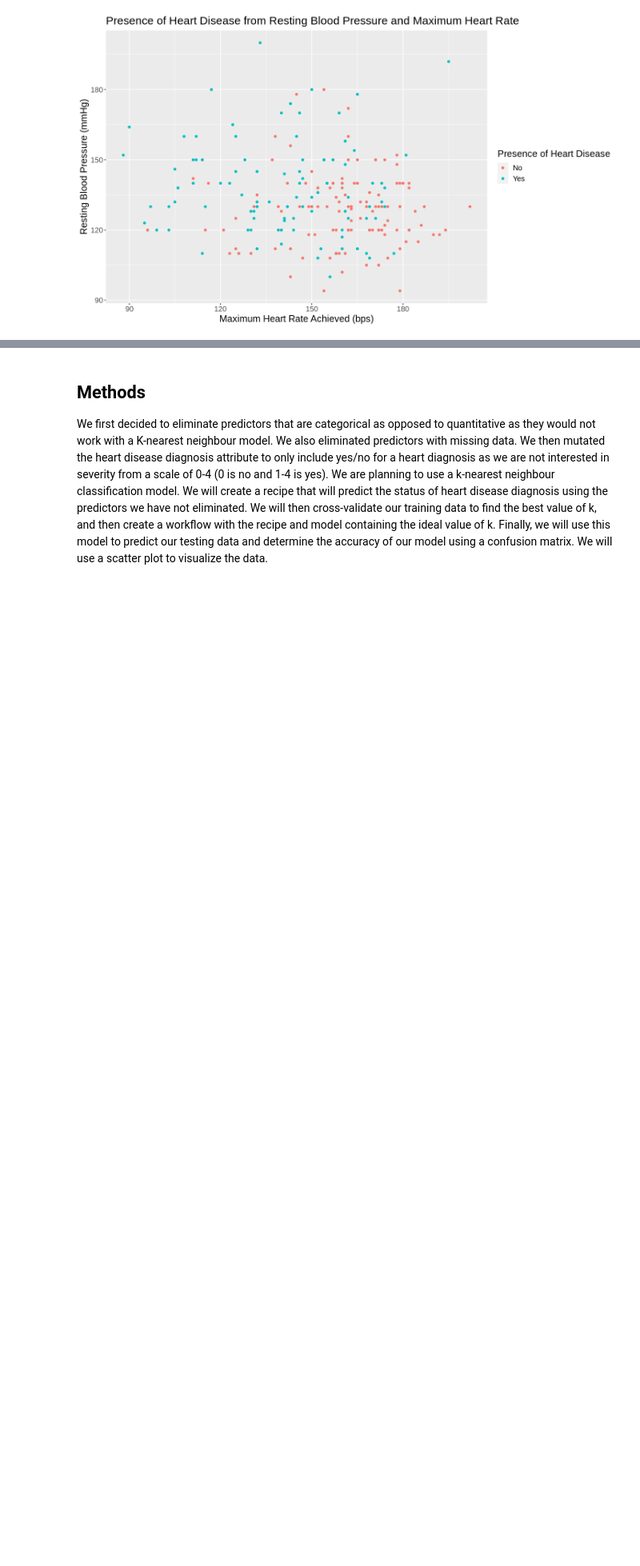
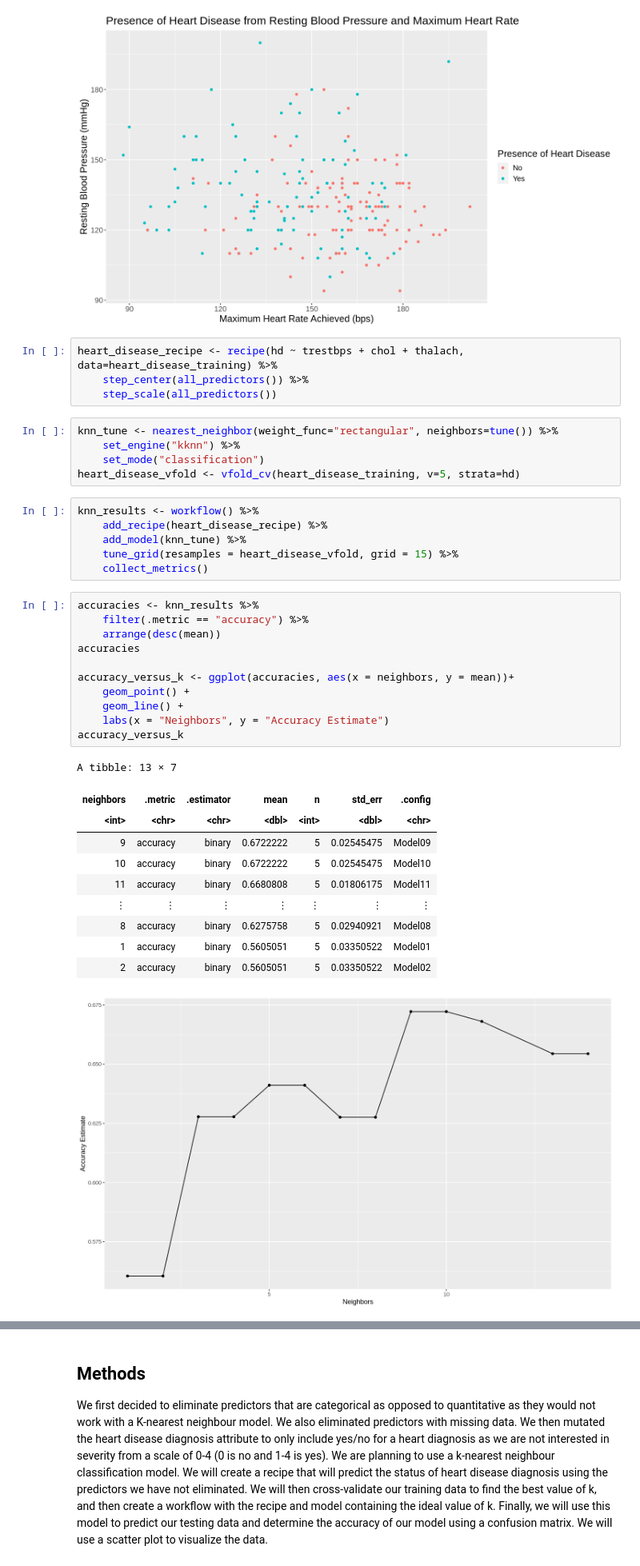
Before and after one commit to Tim1520/DSCI100-Group4, a Jupyter notebook: ProjectReport.ipynb, the cells around one changed output, grey strips where cells are left out. Shown: that part at 80% size. Cells and saved outputs as stored; diff of their text form; blank space fills up the shorter version.

```diff
--- a/ProjectReport.ipynb
+++ b/ProjectReport.ipynb
@@ -103,3 +85,41 @@ heart_disease_plot <- ggplot(heart_disease_training, aes(x=thalach, y=trestbps,
 heart_disease_plot
 # %% [output]
 [figure]
+# %%
+heart_disease_recipe <- recipe(hd ~ trestbps + chol + thalach, data=heart_disease_training) %>%
+    step_center(all_predictors()) %>%
+    step_scale(all_predictors())
+# %%
+knn_tune <- nearest_neighbor(weight_func="rectangular", neighbors=tune()) %>%
+    set_engine("kknn") %>%
+    set_mode("classification")
+heart_disease_vfold <- vfold_cv(heart_disease_training, v=5, strata=hd)
+# %%
+knn_results <- workflow() %>%
+    add_recipe(heart_disease_recipe) %>%
+    add_model(knn_tune) %>%
+    tune_grid(resamples = heart_disease_vfold, grid = 15) %>%
+    collect_metrics()
+# %%
+accuracies <- knn_results %>%
+    filter(.metric == "accuracy") %>%
+    arrange(desc(mean))
+accuracies
+
+accuracy_versus_k <- ggplot(accuracies, aes(x = neighbors, y = mean))+
+    geom_point() +
+    geom_line() +
+    labs(x = "Neighbors", y = "Accuracy Estimate")
+accuracy_versus_k
+# %% [output]
+A tibble: 13 × 7
+| neighbors | .metric | .estimator | mean | n | std_err | .config |
+| <int> | <chr> | <chr> | <dbl> | <int> | <dbl> | <chr> |
+| 9 | accuracy | binary | 0.6722222 | 5 | 0.02545475 | Model09 |
+| 10 | accuracy | binary | 0.6722222 | 5 | 0.02545475 | Model10 |
+| 11 | accuracy | binary | 0.6680808 | 5 | 0.01806175 | Model11 |
+| ⋮ | ⋮ | ⋮ | ⋮ | ⋮ | ⋮ | ⋮ |
+| 8 | accuracy | binary | 0.6275758 | 5 | 0.02940921 | Model08 |
+| 1 | accuracy | binary | 0.5605051 | 5 | 0.03350522 | Model01 |
+| 2 | accuracy | binary | 0.5605051 | 5 | 0.03350522 | Model02 |
+[figure, added]
```
Also changed, not shown: parts of 4 cells of this notebook.
